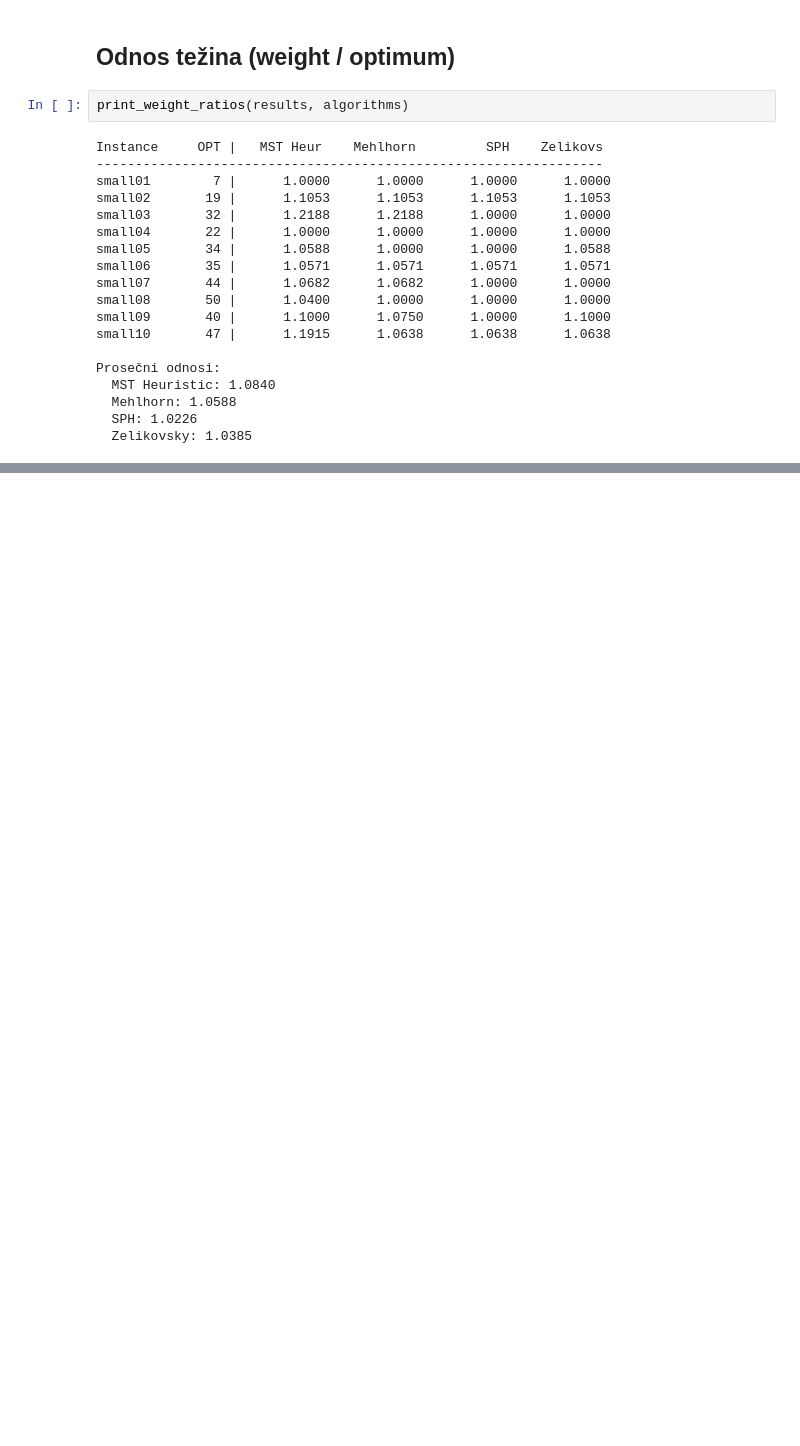
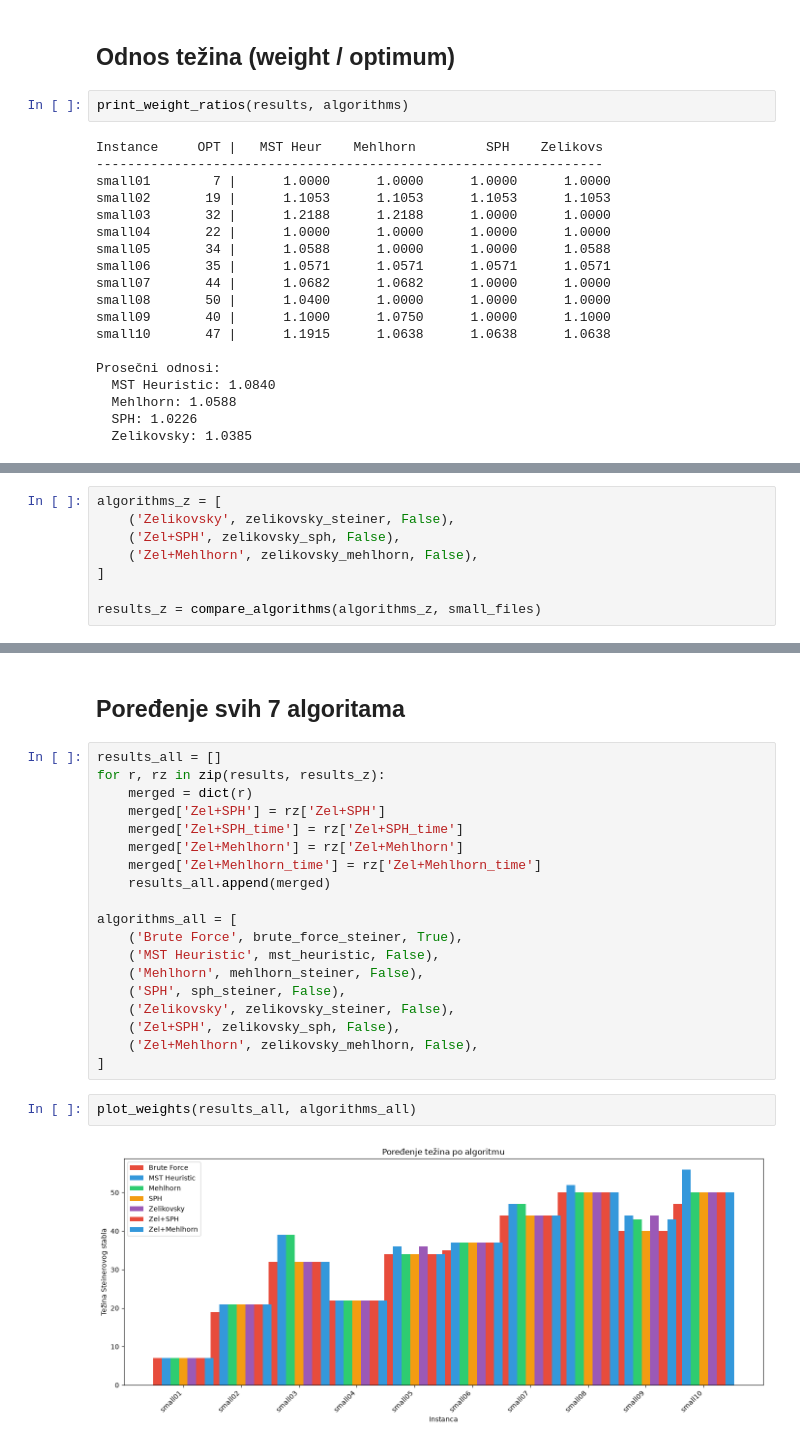
Before and after one commit to TinovoS/Approxiation-algorithms-for-Steiner-trees-in-weighted-graphs, a Jupyter notebook: 03_test_small.ipynb, the cells around one changed output, grey strips where cells are left out. Saved outputs shown, nothing was run; the diff lists cells and outputs as text; blank space fills up the shorter version.

```diff
--- a/03_test_small.ipynb
+++ b/03_test_small.ipynb
@@ -102,0 +105,8 @@ Prosečni odnosi:
+# %%
+algorithms_z = [
+    ('Zelikovsky', zelikovsky_steiner, False),
+    ('Zel+SPH', zelikovsky_sph, False),
+    ('Zel+Mehlhorn', zelikovsky_mehlhorn, False),
+]
+
+results_z = compare_algorithms(algorithms_z, small_files)
@@ -102,0 +128,25 @@ Prosečni odnosi:
+# %% [markdown]
+## Poređenje svih 7 algoritama
+# %%
+results_all = []
+for r, rz in zip(results, results_z):
+    merged = dict(r)
+    merged['Zel+SPH'] = rz['Zel+SPH']
+    merged['Zel+SPH_time'] = rz['Zel+SPH_time']
+    merged['Zel+Mehlhorn'] = rz['Zel+Mehlhorn']
+    merged['Zel+Mehlhorn_time'] = rz['Zel+Mehlhorn_time']
+    results_all.append(merged)
+
+algorithms_all = [
+    ('Brute Force', brute_force_steiner, True),
+    ('MST Heuristic', mst_heuristic, False),
+    ('Mehlhorn', mehlhorn_steiner, False),
+    ('SPH', sph_steiner, False),
+    ('Zelikovsky', zelikovsky_steiner, False),
+    ('Zel+SPH', zelikovsky_sph, False),
+    ('Zel+Mehlhorn', zelikovsky_mehlhorn, False),
+]
+# %%
+plot_weights(results_all, algorithms_all)
+# %% [output]
+[figure, added]
```
Also changed, not shown: parts of 8 cells of this notebook.
